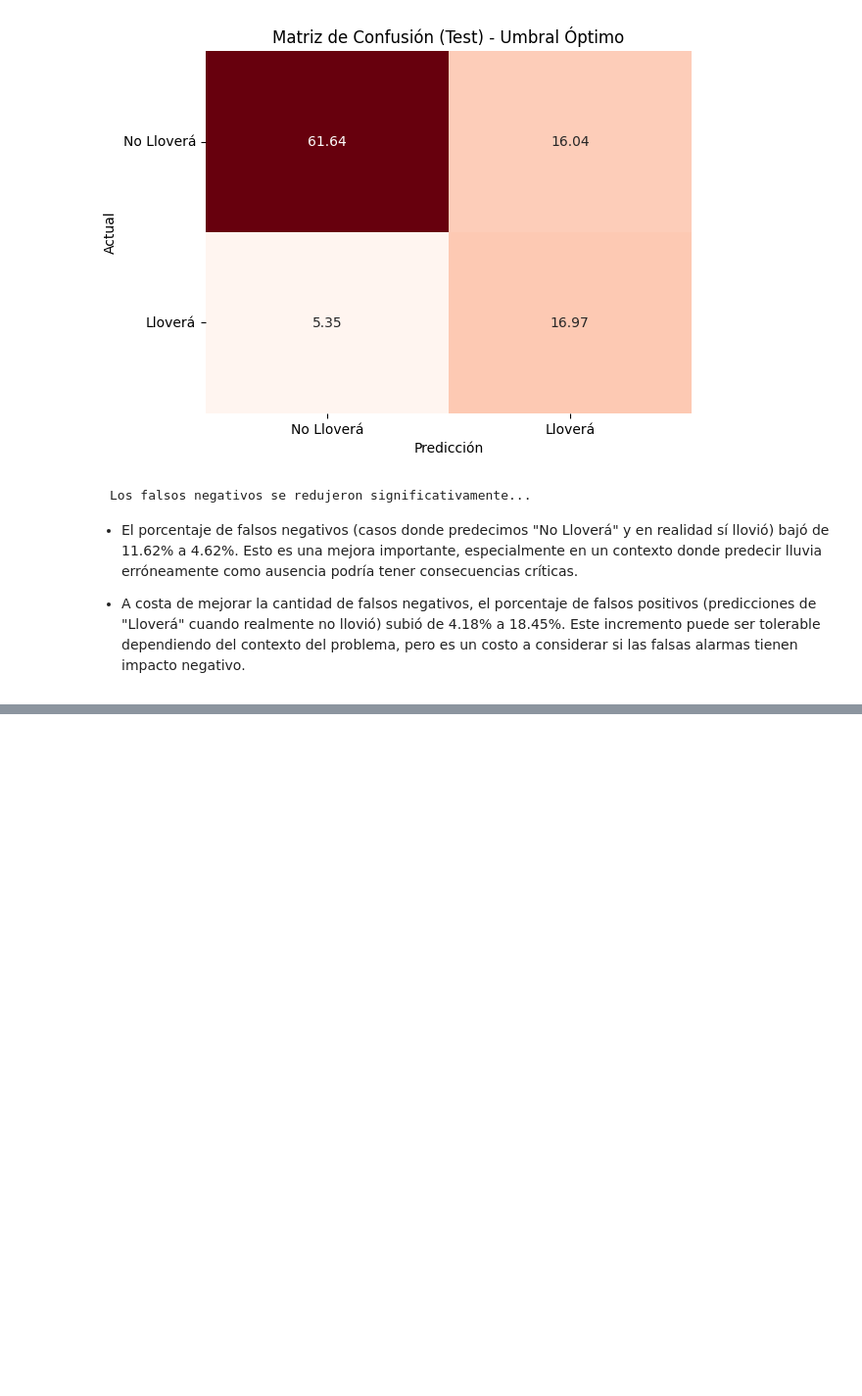
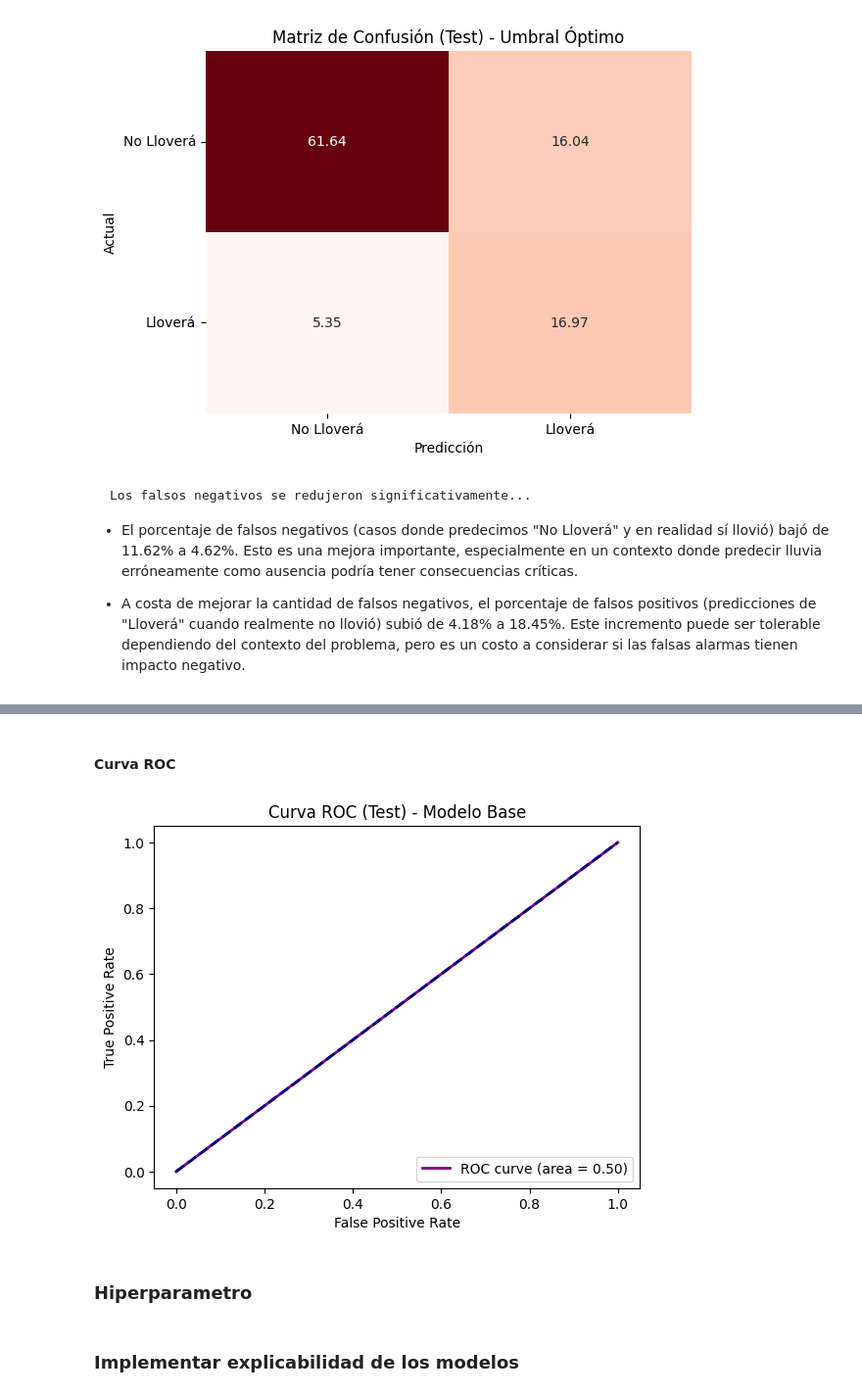
Before and after one commit to MariaCeli/AA1-TUIA-Celi-Grimaldi-Porcelli, a Jupyter notebook: TP-clasificacion-AA1.ipynb, the cells around one changed output, grey strips where cells are left out. Shown at 98% size. Drawn from its saved outputs; the diff is of its cells as text; code cells hidden in the pictures; blank space fills up the shorter version.

```diff
--- a/TP-clasificacion-AA1.ipynb
+++ b/TP-clasificacion-AA1.ipynb
@@ -812,0 +861,22 @@ weighted avg       0.83      0.79      0.80     28439
+# %% [markdown]
+#### Curva ROC
+# %%
+# curva ROC del modelo base
+
+fpr_base, tpr_base, thresholds_base = roc_curve(y_test.map({'No': 0, 'Yes': 1}), modelo_base.predict_proba(X_test_final)[:, 1])
+roc_auc_base = auc(fpr_base, tpr_base)
+# Graficar la curva ROC del modelo base
+plt.figure()
+plt.plot(fpr_base, tpr_base, color='purple', lw=2, label=f'ROC curve (area = {roc_auc_base:.2f})')
+plt.plot([0, 1], [0, 1], color='navy', lw=2, linestyle='--')
+plt.xlabel('False Positive Rate')
+plt.ylabel('True Positive Rate')
+plt.title('Curva ROC (Test) - Modelo Base')
+plt.legend(loc="lower right")
+plt.show()
+# %% [output]
+[figure, added]
+# %% [markdown]
+### Hiperparametro
+# %% [markdown]
+### Implementar explicabilidad de los modelos
```
Also changed, not shown: parts of 6 cells of this notebook.
